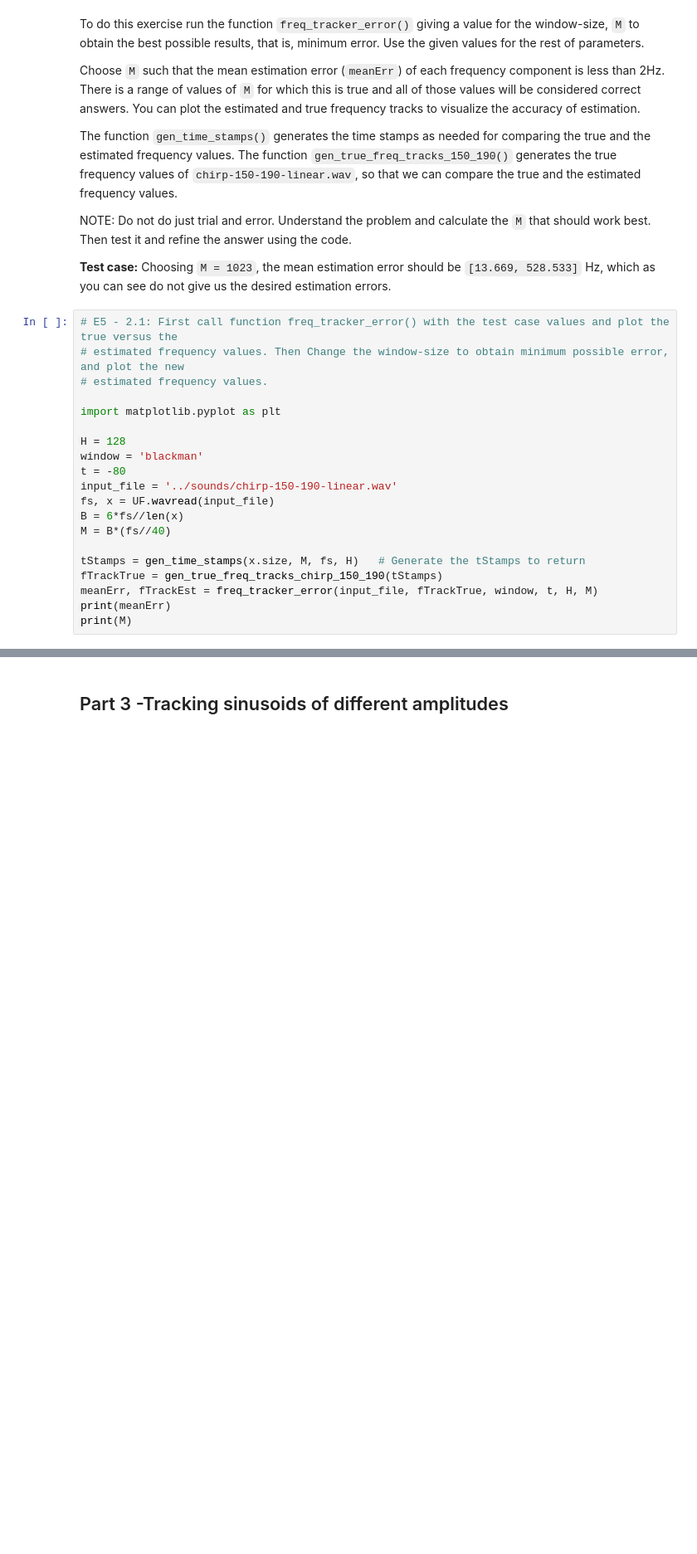
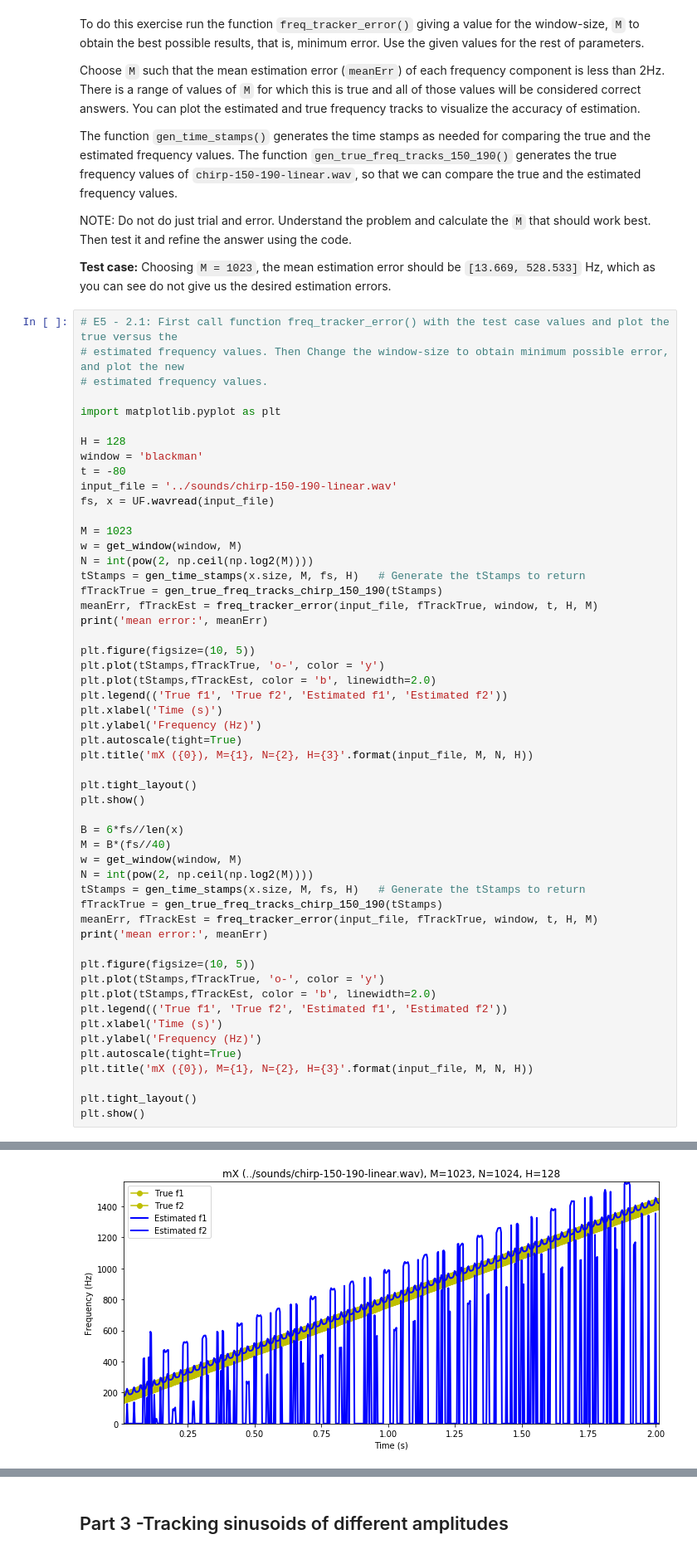
Before and after one commit to mariocastella/sms-tools, a Jupyter notebook: workspace/E5-Sinusoidal-model.ipynb, the cells around one changed output, grey strips where cells are left out. Shown at 83% size. Cells and saved outputs as stored; diff of their text form; blank space fills up the shorter version.

```diff
--- a/workspace/E5-Sinusoidal-model.ipynb
+++ b/workspace/E5-Sinusoidal-model.ipynb
@@ -257,12 +257,45 @@ window = 'blackman'
 t = -80
 input_file = '../sounds/chirp-150-190-linear.wav'
 fs, x = UF.wavread(input_file)
-B = 6*fs//len(x)
-M = B*(fs//40)
 
+M = 1023
+w = get_window(window, M)
+N = int(pow(2, np.ceil(np.log2(M))))
 tStamps = gen_time_stamps(x.size, M, fs, H)   # Generate the tStamps to return
 fTrackTrue = gen_true_freq_tracks_chirp_150_190(tStamps)
 meanErr, fTrackEst = freq_tracker_error(input_file, fTrackTrue, window, t, H, M)
-print(meanErr)
-print(M)
+print('mean error:', meanErr)
+
+plt.figure(figsize=(10, 5))
+plt.plot(tStamps,fTrackTrue, 'o-', color = 'y')
+plt.plot(tStamps,fTrackEst, color = 'b', linewidth=2.0)
+plt.legend(('True f1', 'True f2', 'Estimated f1', 'Estimated f2'))
+plt.xlabel('Time (s)')
+plt.ylabel('Frequency (Hz)')
+plt.autoscale(tight=True)
+plt.title('mX ({0}), M={1}, N={2}, H={3}'.format(input_file, M, N, H))
+
+plt.tight_layout()
+plt.show()
+
+B = 6*fs//len(x)
+M = B*(fs//40)
+w = get_window(window, M)
+N = int(pow(2, np.ceil(np.log2(M))))
+tStamps = gen_time_stamps(x.size, M, fs, H)   # Generate the tStamps to return
+fTrackTrue = gen_true_freq_tracks_chirp_150_190(tStamps)
+meanErr, fTrackEst = freq_tracker_error(input_file, fTrackTrue, window, t, H, M)
+print('mean error:', meanErr)
+
+plt.figure(figsize=(10, 5))
+plt.plot(tStamps,fTrackTrue, 'o-', color = 'y')
+plt.plot(tStamps,fTrackEst, color = 'b', linewidth=2.0)
+plt.legend(('True f1', 'True f2', 'Estimated f1', 'Estimated f2'))
+plt.xlabel('Time (s)')
+plt.ylabel('Frequency (Hz)')
+plt.autoscale(tight=True)
+plt.title('mX ({0}), M={1}, N={2}, H={3}'.format(input_file, M, N, H))
+
+plt.tight_layout()
+plt.show()
 # %% [output]
@@ -270,0 +303 @@ print(M)
+[figure, added]
```
Also changed, not shown: parts of 7 cells of this notebook, 3 other files.
